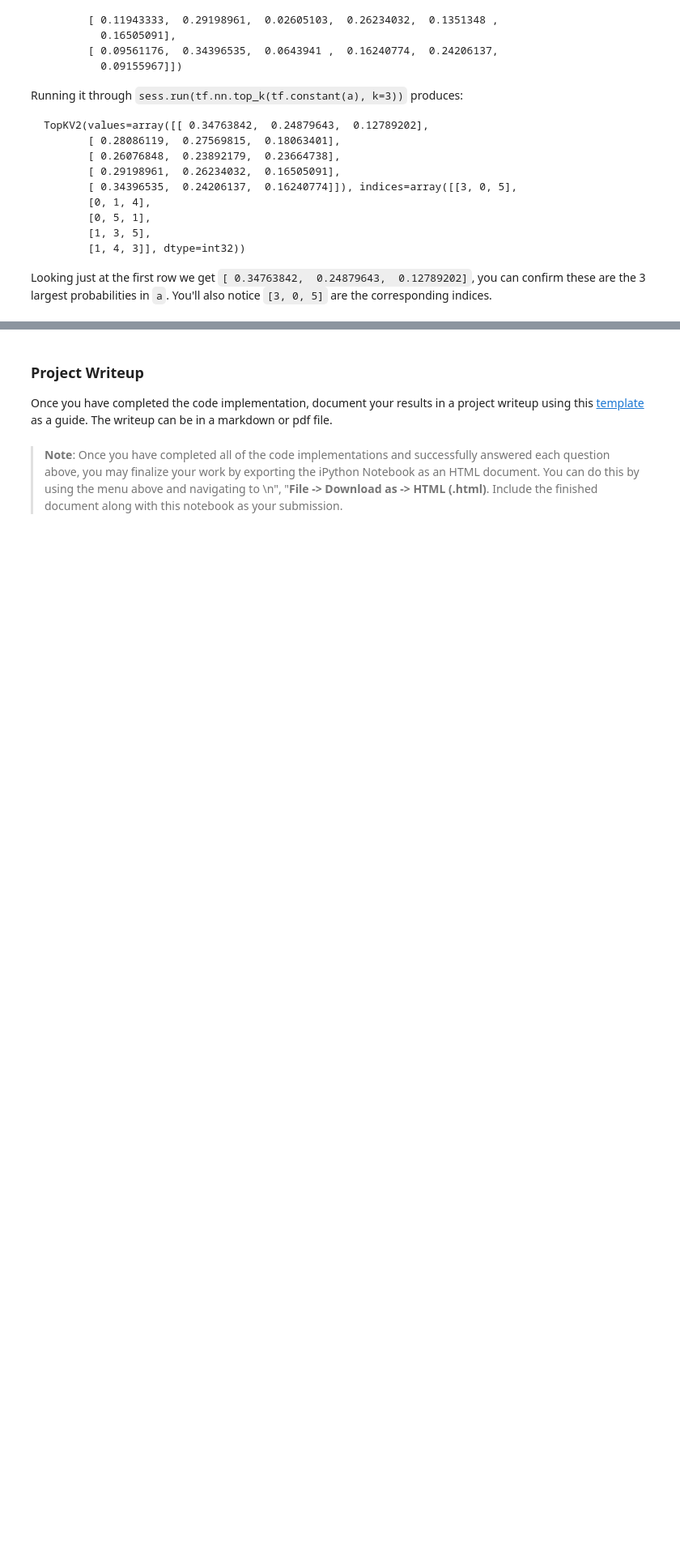
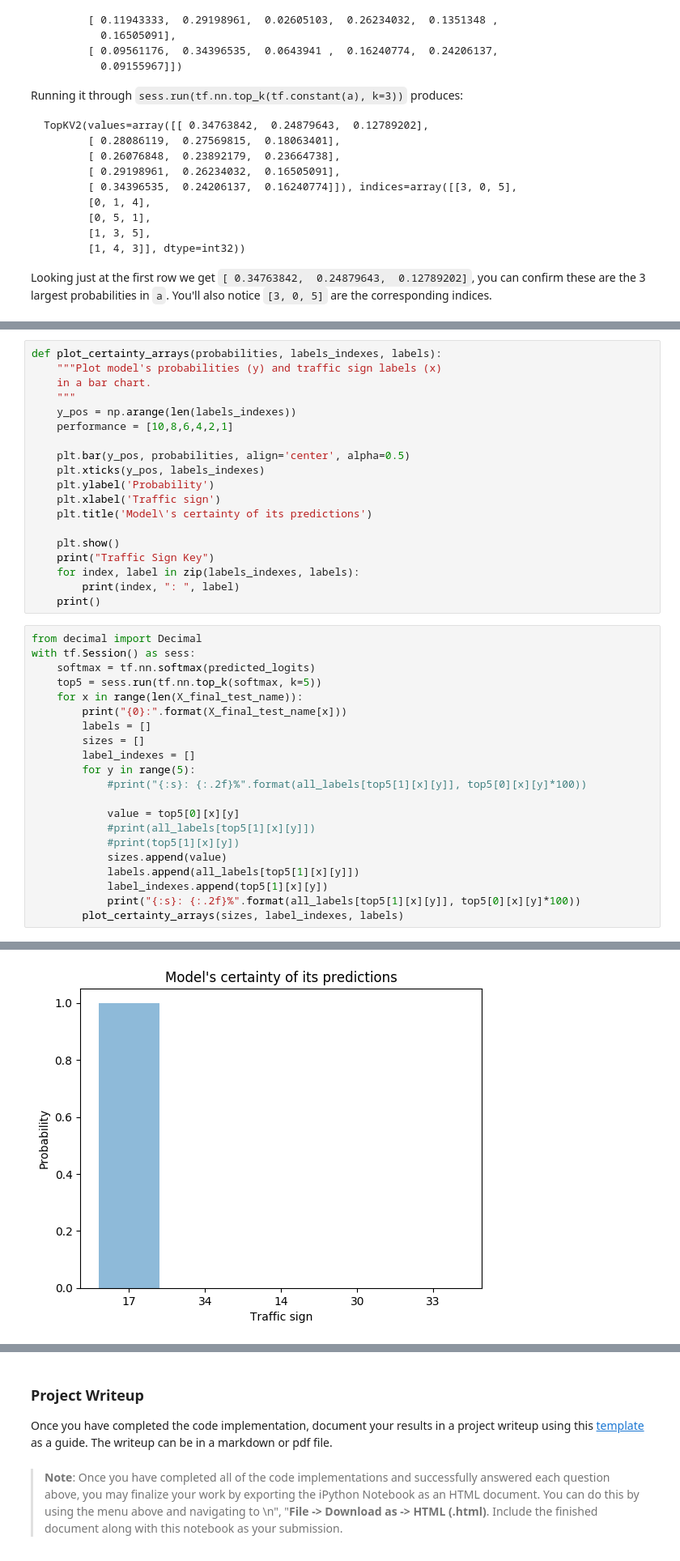
Before and after one commit to sethbunke/CarND-Traffic-Sign-Classifier-Project, a Jupyter notebook: Traffic_Sign_Classifier.ipynb, the cells around one changed output, grey strips where cells are left out. Shown at 81% size. Cells and saved outputs as stored; diff of their text form; blank space fills up the shorter version.

```diff
--- a/Traffic_Sign_Classifier.ipynb
+++ b/Traffic_Sign_Classifier.ipynb
@@ -544,0 +565,41 @@ Speed limit (50km/h): 0.00%
+# %%
+def plot_certainty_arrays(probabilities, labels_indexes, labels):
+    """Plot model's probabilities (y) and traffic sign labels (x)
+    in a bar chart.
+    """
+    y_pos = np.arange(len(labels_indexes))
+    performance = [10,8,6,4,2,1]
+
+    plt.bar(y_pos, probabilities, align='center', alpha=0.5)
+    plt.xticks(y_pos, labels_indexes)
+    plt.ylabel('Probability')
+    plt.xlabel('Traffic sign')
+    plt.title('Model\'s certainty of its predictions')
+
+    plt.show()
+    print("Traffic Sign Key")
+    for index, label in zip(labels_indexes, labels):
+        print(index, ": ", label)
+    print()
+# %%
+from decimal import Decimal
+with tf.Session() as sess:
+    softmax = tf.nn.softmax(predicted_logits)
+    top5 = sess.run(tf.nn.top_k(softmax, k=5))
+    for x in range(len(X_final_test_name)):
+        print("{0}:".format(X_final_test_name[x]))
+        labels = []
+        sizes = []
+        label_indexes = []
+        for y in range(5):
+            #print("{:s}: {:.2f}%".format(all_labels[top5[1][x][y]], top5[0][x][y]*100))
+
+            value = top5[0][x][y]
+            #print(all_labels[top5[1][x][y]])
+            #print(top5[1][x][y])
+            sizes.append(value)
+            labels.append(all_labels[top5[1][x][y]])
+            label_indexes.append(top5[1][x][y])
+            print("{:s}: {:.2f}%".format(all_labels[top5[1][x][y]], top5[0][x][y]*100))
+        plot_certainty_arrays(sizes, label_indexes, labels)
+# %% [output]
@@ -544,0 +612 @@ Speed limit (50km/h): 0.00%
+[figure, added]
```
Also changed, not shown: parts of 8 cells of this notebook, 1 other file.
